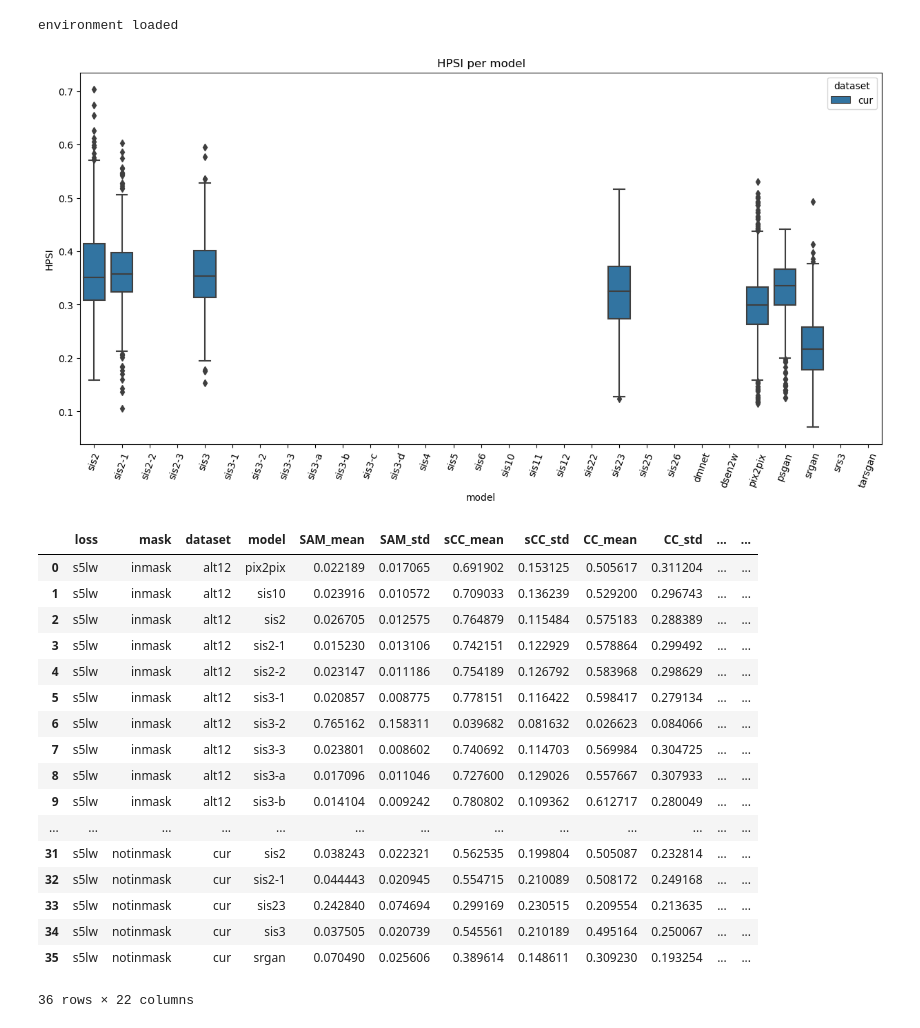
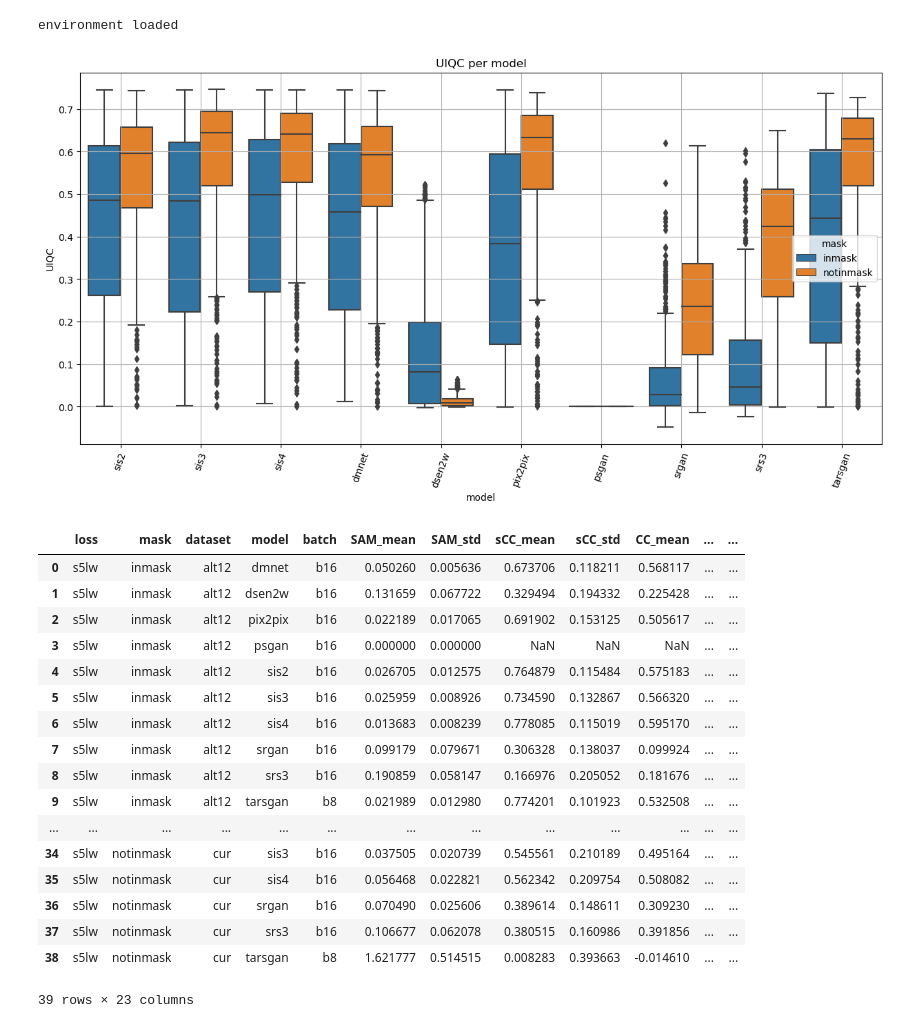
Before and after one commit to ucabcbo/ARISGAN, a Jupyter notebook: summary_eval.ipynb, the cells around one changed output. Cells and saved outputs as stored; diff of their text form; code cells hidden in the pictures.

```diff
--- a/summary_eval.ipynb
+++ b/summary_eval.ipynb
@@ -27,7 +71,8 @@ evaluation_root = os.path.join(env.EXPERIMENT_ROOT, '_evaluation')
 columnnames = ['loss',
                'mask',
                'dataset',
-               'model']
+               'model',
+               'batch']
 
 data_frames = []
 for filename in os.listdir(evaluation_root):
@@ -47,3 +92,6 @@ for filename in os.listdir(evaluation_root):
 
 # Concatenate all DataFrames into a single DataFrame
 combined_df = pd.concat(data_frames, ignore_index=True).drop('index', axis=1)
+combined_df['batch'].fillna('b16', inplace=True)
+
+combined_df = combined_df[combined_df['model'].isin(modelorder)]
@@ -93,7 +98,7 @@ metrics = {'SAM': True,
 # %%
 def boxplot(combined_df, metric='SSIM', x='model', dataset='cur', inmask:bool=None, groupby:str=None):
     fig, ax = plt.subplots(figsize=(15, 7))
-
+    ax:plt.Axes
     data = combined_df
     if inmask is not None:
         if inmask:
@@ -110,36 +115,37 @@ def boxplot(combined_df, metric='SSIM', x='model', dataset='cur', inmask:bool=No
     ax.set_xlabel(x)
     ax.set_ylabel(metric)
     ax.set_title(f'{metric} per {x}')
+    ax.grid(visible=True, which='both')
     plt.xticks(rotation=70)  # Rotate the x-axis labels for better readability
     plt.show()
 # %%
-boxplot(combined_df, x='model', metric='HPSI', inmask=False, dataset='cur', groupby='dataset')
+boxplot(combined_df, x='model', metric='UIQC', inmask=None, dataset='alt12', groupby='mask')
 # %% [output]
-[figure, old version]
+[figure, new version]
 # %%
 grouped_df = combined_df.groupby(columnnames).agg(["mean", "std"]).reset_index()
 grouped_df.columns = ['_'.join(col).strip() if col[1] != '' else col[0] for col in grouped_df.columns.values]
 
 grouped_df
 # %% [output]
-|  | loss | mask | dataset | model | SAM_mean | SAM_std | sCC_mean | sCC_std | CC_mean | CC_std | ... | ... |
-| 0 | s5lw | inmask | alt12 | pix2pix | 0.022189 | 0.017065 | 0.691902 | 0.153125 | 0.505617 | 0.311204 | ... | ... |
-| 1 | s5lw | inmask | alt12 | sis10 | 0.023916 | 0.010572 | 0.709033 | 0.136239 | 0.529200 | 0.296743 | ... | ... |
-| 2 | s5lw | inmask | alt12 | sis2 | 0.026705 | 0.012575 | 0.764879 | 0.115484 | 0.575183 | 0.288389 | ... | ... |
-| 3 | s5lw | inmask | alt12 | sis2-1 | 0.015230 | 0.013106 | 0.742151 | 0.122929 | 0.578864 | 0.299492 | ... | ... |
-| 4 | s5lw | inmask | alt12 | sis2-2 | 0.023147 | 0.011186 | 0.754189 | 0.126792 | 0.583968 | 0.298629 | ... | ... |
-| 5 | s5lw | inmask | alt12 | sis3-1 | 0.020857 | 0.008775 | 0.778151 | 0.116422 | 0.598417 | 0.279134 | ... | ... |
-| 6 | s5lw | inmask | alt12 | sis3-2 | 0.765162 | 0.158311 | 0.039682 | 0.081632 | 0.026623 | 0.084066 | ... | ... |
-| 7 | s5lw | inmask | alt12 | sis3-3 | 0.023801 | 0.008602 | 0.740692 | 0.114703 | 0.569984 | 0.304725 | ... | ... |
-| 8 | s5lw | inmask | alt12 | sis3-a | 0.017096 | 0.011046 | 0.727600 | 0.129026 | 0.557667 | 0.307933 | ... | ... |
-| 9 | s5lw | inmask | alt12 | sis3-b | 0.014104 | 0.009242 | 0.780802 | 0.109362 | 0.612717 | 0.280049 | ... | ... |
+|  | loss | mask | dataset | model | batch | SAM_mean | SAM_std | sCC_mean | sCC_std | CC_mean | ... | ... |
+| 0 | s5lw | inmask | alt12 | dmnet | b16 | 0.050260 | 0.005636 | 0.673706 | 0.118211 | 0.568117 | ... | ... |
+| 1 | s5lw | inmask | alt12 | dsen2w | b16 | 0.131659 | 0.067722 | 0.329494 | 0.194332 | 0.225428 | ... | ... |
+| 2 | s5lw | inmask | alt12 | pix2pix | b16 | 0.022189 | 0.017065 | 0.691902 | 0.153125 | 0.505617 | ... | ... |
+| 3 | s5lw | inmask | alt12 | psgan | b16 | 0.000000 | 0.000000 | NaN | NaN | NaN | ... | ... |
+| 4 | s5lw | inmask | alt12 | sis2 | b16 | 0.026705 | 0.012575 | 0.764879 | 0.115484 | 0.575183 | ... | ... |
+| 5 | s5lw | inmask | alt12 | sis3 | b16 | 0.025959 | 0.008926 | 0.734590 | 0.132867 | 0.566320 | ... | ... |
+| 6 | s5lw | inmask | alt12 | sis4 | b16 | 0.013683 | 0.008239 | 0.778085 | 0.115019 | 0.595170 | ... | ... |
+| 7 | s5lw | inmask | alt12 | srgan | b16 | 0.099179 | 0.079671 | 0.306328 | 0.138037 | 0.099924 | ... | ... |
+| 8 | s5lw | inmask | alt12 | srs3 | b16 | 0.190859 | 0.058147 | 0.166976 | 0.205052 | 0.181676 | ... | ... |
+| 9 | s5lw | inmask | alt12 | tarsgan | b8 | 0.021989 | 0.012980 | 0.774201 | 0.101923 | 0.532508 | ... | ... |
 | ... | ... | ... | ... | ... | ... | ... | ... | ... | ... | ... | ... | ... |
-| 31 | s5lw | notinmask | cur | sis2 | 0.038243 | 0.022321 | 0.562535 | 0.199804 | 0.505087 | 0.232814 | ... | ... |
-| 32 | s5lw | notinmask | cur | sis2-1 | 0.044443 | 0.020945 | 0.554715 | 0.210089 | 0.508172 | 0.249168 | ... | ... |
-| 33 | s5lw | notinmask | cur | sis23 | 0.242840 | 0.074694 | 0.299169 | 0.230515 | 0.209554 | 0.213635 | ... | ... |
-| 34 | s5lw | notinmask | cur | sis3 | 0.037505 | 0.020739 | 0.545561 | 0.210189 | 0.495164 | 0.250067 | ... | ... |
-| 35 | s5lw | notinmask | cur | srgan | 0.070490 | 0.025606 | 0.389614 | 0.148611 | 0.309230 | 0.193254 | ... | ... |
+| 34 | s5lw | notinmask | cur | sis3 | b16 | 0.037505 | 0.020739 | 0.545561 | 0.210189 | 0.495164 | ... | ... |
+| 35 | s5lw | notinmask | cur | sis4 | b16 | 0.056468 | 0.022821 | 0.562342 | 0.209754 | 0.508082 | ... | ... |
+| 36 | s5lw | notinmask | cur | srgan | b16 | 0.070490 | 0.025606 | 0.389614 | 0.148611 | 0.309230 | ... | ... |
+| 37 | s5lw | notinmask | cur | srs3 | b16 | 0.106677 | 0.062078 | 0.380515 | 0.160986 | 0.391856 | ... | ... |
+| 38 | s5lw | notinmask | cur | tarsgan | b8 | 1.621777 | 0.514515 | 0.008283 | 0.393663 | -0.014610 | ... | ... |
-36 rows × 22 columns
+39 rows × 23 columns
 # %%
 def quintile(metric:str, num_quint:int=5, masked:bool=None, dataset:str=None, returndf:bool=False):
     summary_df = grouped_df.copy()
```
Also changed, not shown: parts of 5 cells of this notebook.
